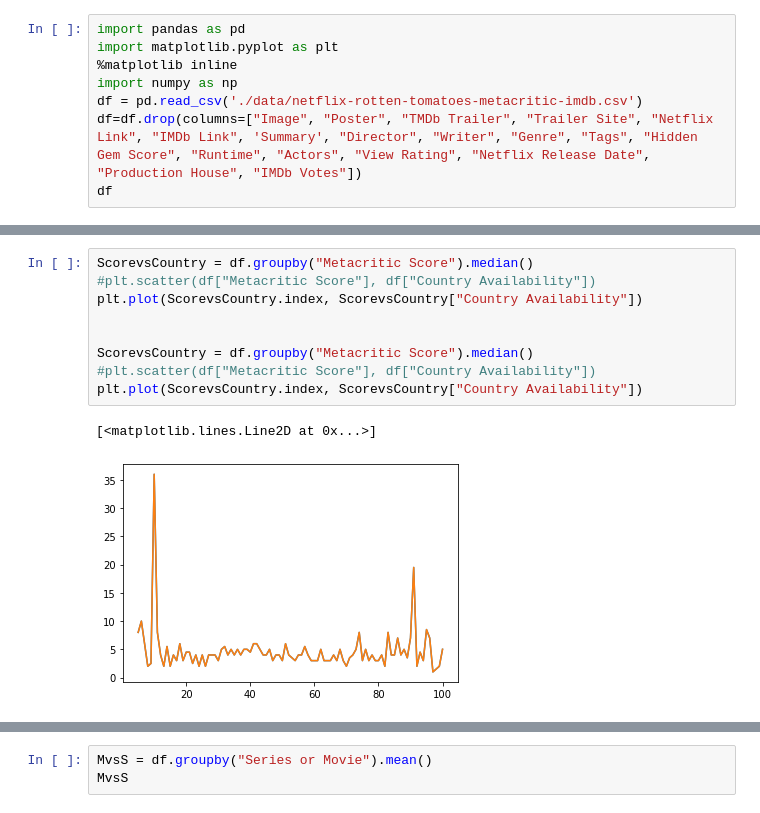
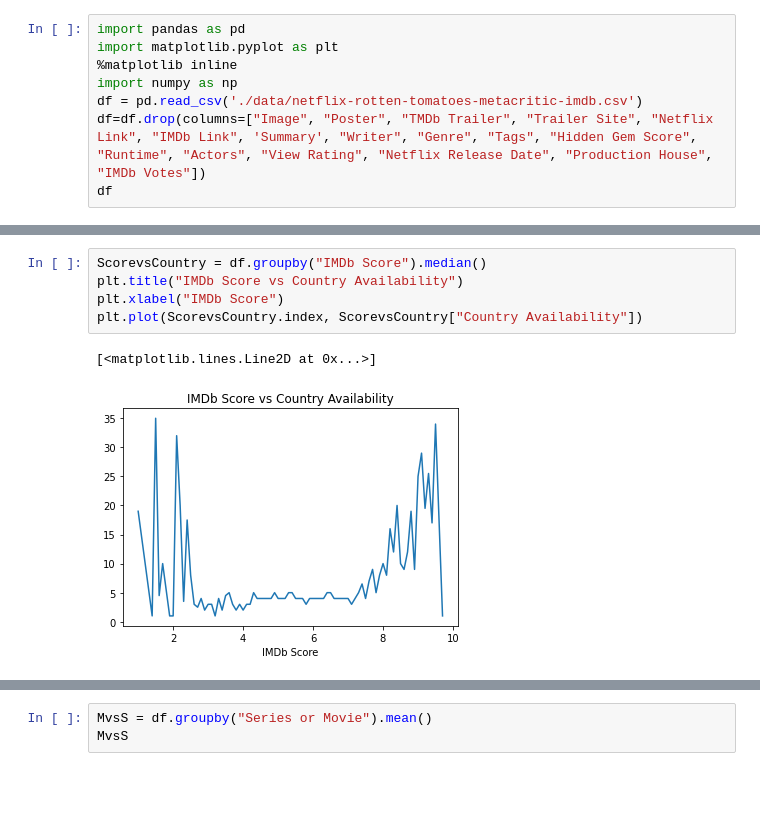
Before and after one commit to DJH961/NetflixProject, a Jupyter notebook: notebook.ipynb, the cells around one changed output, grey strips where cells are left out. Saved outputs shown, nothing was run; the diff lists cells and outputs as text; blank space fills up the shorter version.

```diff
--- a/notebook.ipynb
+++ b/notebook.ipynb
@@ -4,6 +4,6 @@ import matplotlib.pyplot as plt
 %matplotlib inline
 import numpy as np
 df = pd.read_csv('./data/netflix-rotten-tomatoes-metacritic-imdb.csv')
-df=df.drop(columns=["Image", "Poster", "TMDb Trailer", "Trailer Site", "Netflix Link", "IMDb Link", 'Summary', "Director", "Writer", "Genre", "Tags", "Hidden Gem Score", "Runtime", "Actors", "View Rating", "Netflix Release Date", "Production House", "IMDb Votes"])
+df=df.drop(columns=["Image", "Poster", "TMDb Trailer", "Trailer Site", "Netflix Link", "IMDb Link", 'Summary', "Writer", "Genre", "Tags", "Hidden Gem Score", "Runtime", "Actors", "View Rating", "Netflix Release Date", "Production House", "IMDb Votes"])
 df
 # %% [output]
@@ -68,12 +122,8 @@ plt.scatter(df["Languages"], df["Country Availability"])
 # %%
-ScorevsCountry = df.groupby("Metacritic Score").median()
-#plt.scatter(df["Metacritic Score"], df["Country Availability"])
+ScorevsCountry = df.groupby("IMDb Score").median()
+plt.title("IMDb Score vs Country Availability")
+plt.xlabel("IMDb Score")
 plt.plot(ScorevsCountry.index, ScorevsCountry["Country Availability"])
-
-
-ScorevsCountry = df.groupby("Metacritic Score").median()
-#plt.scatter(df["Metacritic Score"], df["Country Availability"])
-plt.plot(ScorevsCountry.index, ScorevsCountry["Country Availability"])
 # %% [output]
 [<matplotlib.lines.Line2D at 0x...>]
-[figure, old version]
+[figure, new version]
```
Also changed, not shown: parts of 17 cells of this notebook.
